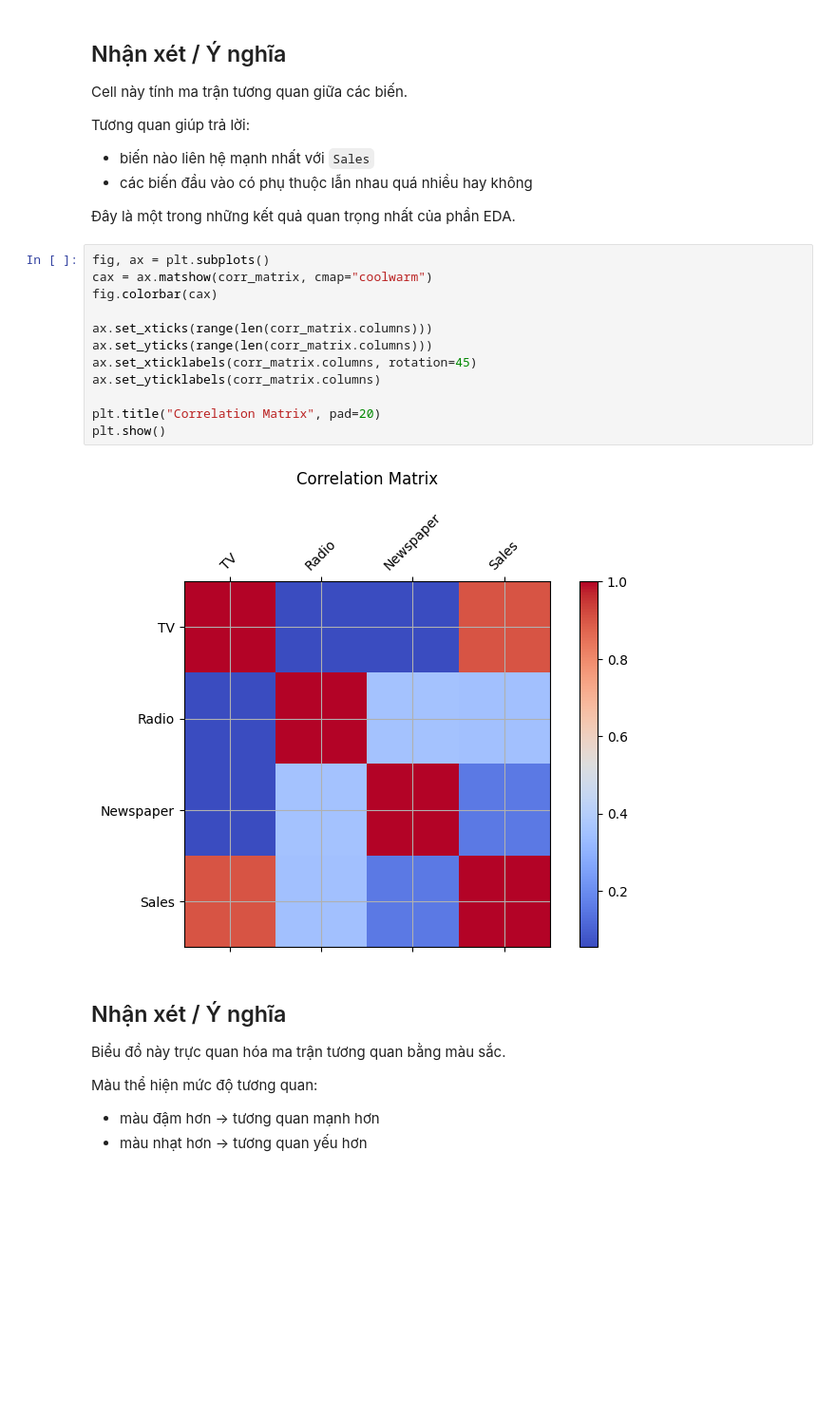
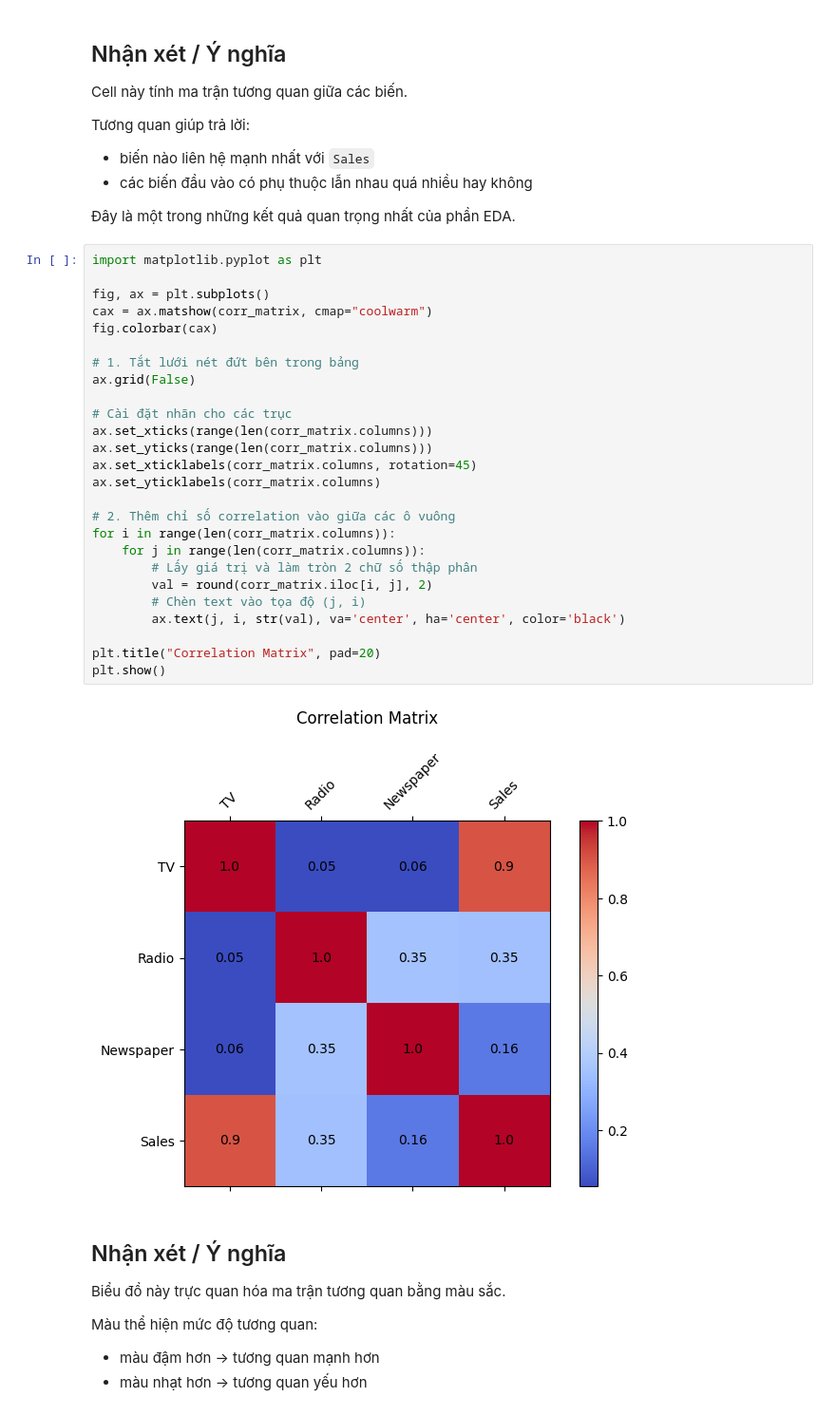
Before and after one commit to Group-9-i-i/MAI-291--project, a Jupyter notebook: Advertising_EDA_Only.ipynb, the cells around one changed output. Shown at 95% size. Saved outputs shown, nothing was run; the diff lists cells and outputs as text; blank space fills up the shorter version.

```diff
--- a/Advertising_EDA_Only.ipynb
+++ b/Advertising_EDA_Only.ipynb
@@ -236,19 +236,33 @@ Tương quan giúp trả lời:
 
 Đây là một trong những kết quả quan trọng nhất của phần EDA.
 # %%
+import matplotlib.pyplot as plt
+
 fig, ax = plt.subplots()
 cax = ax.matshow(corr_matrix, cmap="coolwarm")
 fig.colorbar(cax)
 
+# 1. Tắt lưới nét đứt bên trong bảng
+ax.grid(False)
+
+# Cài đặt nhãn cho các trục
 ax.set_xticks(range(len(corr_matrix.columns)))
 ax.set_yticks(range(len(corr_matrix.columns)))
 ax.set_xticklabels(corr_matrix.columns, rotation=45)
 ax.set_yticklabels(corr_matrix.columns)
 
+# 2. Thêm chỉ số correlation vào giữa các ô vuông
+for i in range(len(corr_matrix.columns)):
+    for j in range(len(corr_matrix.columns)):
+        # Lấy giá trị và làm tròn 2 chữ số thập phân
+        val = round(corr_matrix.iloc[i, j], 2)
+        # Chèn text vào tọa độ (j, i)
+        ax.text(j, i, str(val), va='center', ha='center', color='black')
+
 plt.title("Correlation Matrix", pad=20)
 plt.show()
 # %% [output]
-[figure, old version]
+[figure, new version]
 # %% [markdown]
 ## Nhận xét / Ý nghĩa
 Biểu đồ này trực quan hóa ma trận tương quan bằng màu sắc.
```
Also changed, not shown: parts of 2 cells of this notebook, 2 other files.
